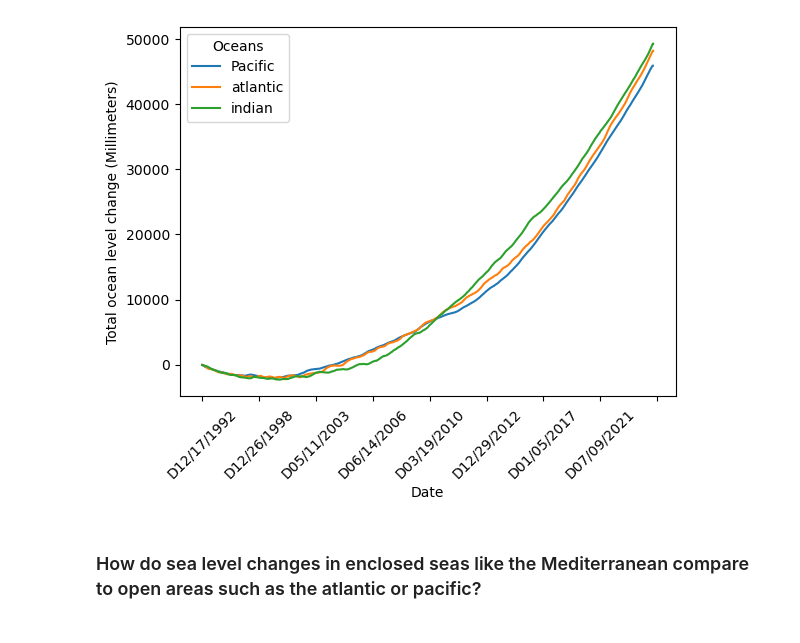
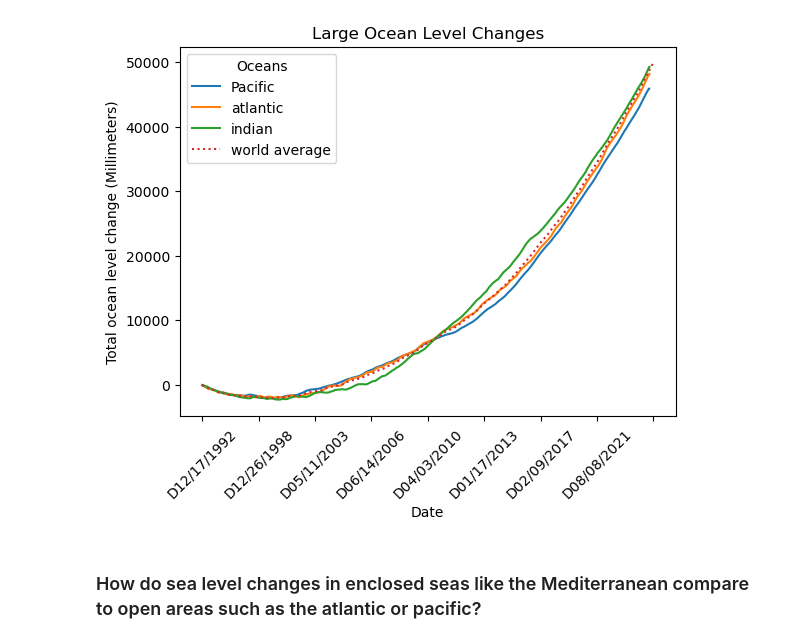
Before and after one commit to Ahshaam/Analysis_of_Sea_Levels, a Jupyter notebook: Project-1/Project_Notebook.ipynb, the cells around one changed output. Cells and saved outputs as stored; diff of their text form; code cells hidden in the pictures.

```diff
--- a/Project-1/Project_Notebook.ipynb
+++ b/Project-1/Project_Notebook.ipynb
@@ -229,19 +229,21 @@ See the caveats in the documentation: https://pandas.pydata.org/pandas-docs/stab
 # %%
 # The graph came out wierd. I am pretty sure I am doing something wrong here,
 # and just need to find a better way to create this graph.
 fig, ax = plt.subplots()
 
 pacific_df['Total Change'].plot(ax=ax, kind='line', label='Pacific')
 atlantic_df['Total Change'].plot(ax=ax, kind='line', label='atlantic')
 indian_df['Total Change'].plot(ax=ax, kind='line', label='indian')
+world_df.plot(ax=ax, kind='line', x='Date', y='Total Change', label='world average', linestyle = ':')
 
 ax.set_ylabel('Total ocean level change (Millimeters)')
 ax.set_xlabel('Date')
+plt.title('Large Ocean Level Changes')
 plt.legend(title='Oceans')
 plt.xticks(rotation=45)
 plt.show()
 # %% [output]
-[figure, old version]
+[figure, new version]
 # %% [markdown]
 ### How do sea level changes in enclosed seas like the Mediterranean compare to open areas such as the atlantic or pacific?
 # %%
```
Also changed, not shown: parts of 18 cells of this notebook.
